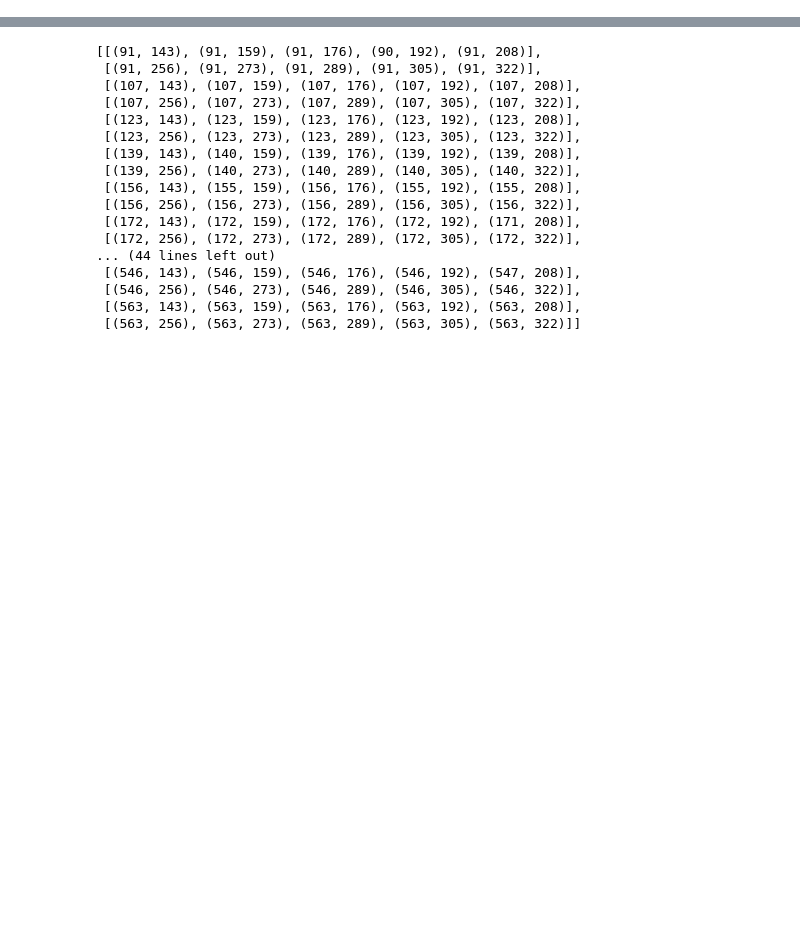
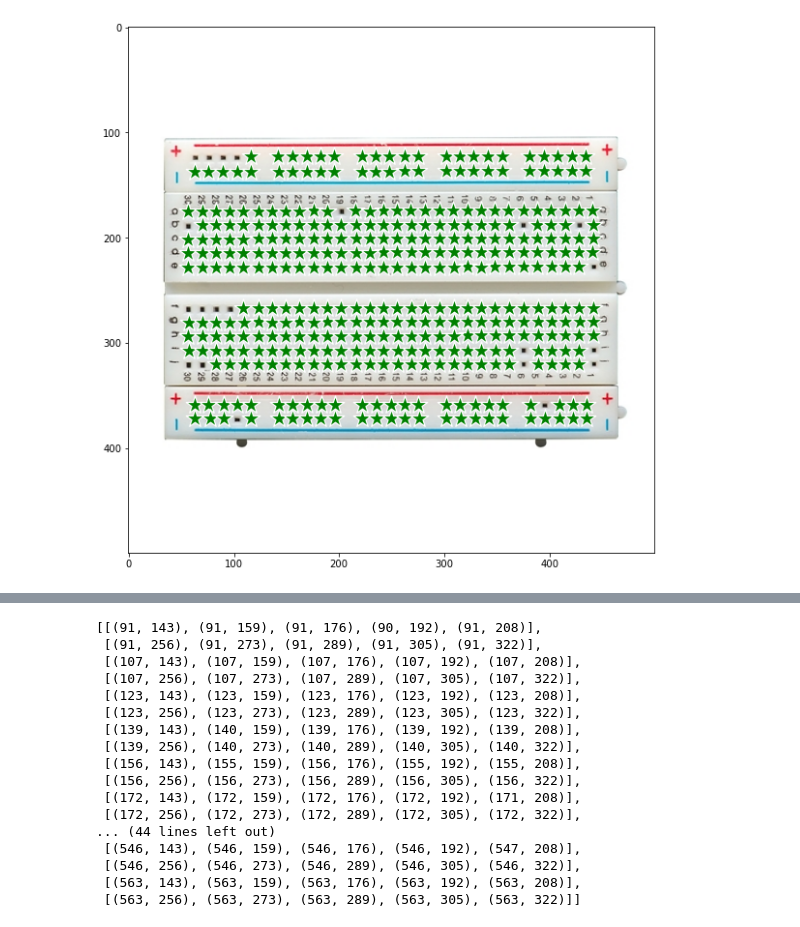
Before and after one commit to ingazhur/hardware-internal-tools, a Jupyter notebook: preprocessing_sandbox.ipynb, the cells around one changed output, grey strips where cells are left out. Drawn from its saved outputs; the diff is of its cells as text; code cells hidden in the pictures; blank space fills up the shorter version.

```diff
--- a/preprocessing_sandbox.ipynb
+++ b/preprocessing_sandbox.ipynb
@@ -233,0 +64,65 @@ def identify_breadboard(img, bounding_box):
+# %%
+def process_keypoints(raw_keypoints):
+    # removing outliers
+    # count unique y coordinates and how many times they appear
+    # save as array of tuples (y, count)
+    x_counts = np.unique(raw_keypoints[:, 0], return_counts=True)
+    x_counts = np.array(x_counts).T
+    y_counts = np.unique(raw_keypoints[:, 1], return_counts=True)
+    y_counts = np.array(y_counts).T
+
+    #print("x_counts:\n {}".format(x_counts))
+    #print("y_counts:\n {}".format(y_counts))
+
+    # assemble a dictionary, where the key is the y coordinate and the value is a list of x coordinates
+    # for example {79: [229, 262, 327, ...]}
+    y_dict = {}
+    for y_count in y_counts:
+        y = y_count[0]
+        count = y_count[1]
+        x_coords = raw_keypoints[raw_keypoints[:, 1] == y][:, 0]
+        x_coords.sort()
+        y_dict[y] = x_coords
+
+    #print("y_dict:\n {}".format(y_dict))
+
+    # assemble a similar dictionary, but for x coordinates
+    x_dict = {}
+    for x_count in x_counts:
+        x = x_count[0]
+        count = x_count[1]
+        y_coords = raw_keypoints[raw_keypoints[:, 0] == x][:, 1]
+        y_coords.sort()
+        x_dict[x] = y_coords
+
+    y_values = list(y_dict.keys())
+
+    # from sorted y_values, find the distances between neighboring y_values
+    distances = {}
+    for i in range(len(y_values) - 1):
+        distance = y_values[i+1] - y_values[i]
+        # count is how many elements that y_value has in y_dict
+        count = len(y_dict[y_values[i]])
+        if count < 5:
+            continue
+        distances[y_values[i]] = [distance, count]
+    distances = sorted(distances.items(), key=lambda x: x[1][1], reverse=True)
+    # sort by key
+    distances = sorted(distances, key=lambda x: x[0])
+    #print("distances:\n {}".format(distances))
+
+    temp_keypoints = []
+    for distance in distances:
+        y = distance[0]
+        x_coords = y_dict[y]
+        for x in x_coords:
+            temp_keypoints.append((x, y))
+
+    show_points_on_image(img, temp_keypoints)
+
+    return temp_keypoints
+
+
+processed_keypoints = process_keypoints(raw_keypoints)
+# %% [output]
+[figure, added]
```
Also changed, not shown: parts of 8 cells of this notebook, 3 other files.
